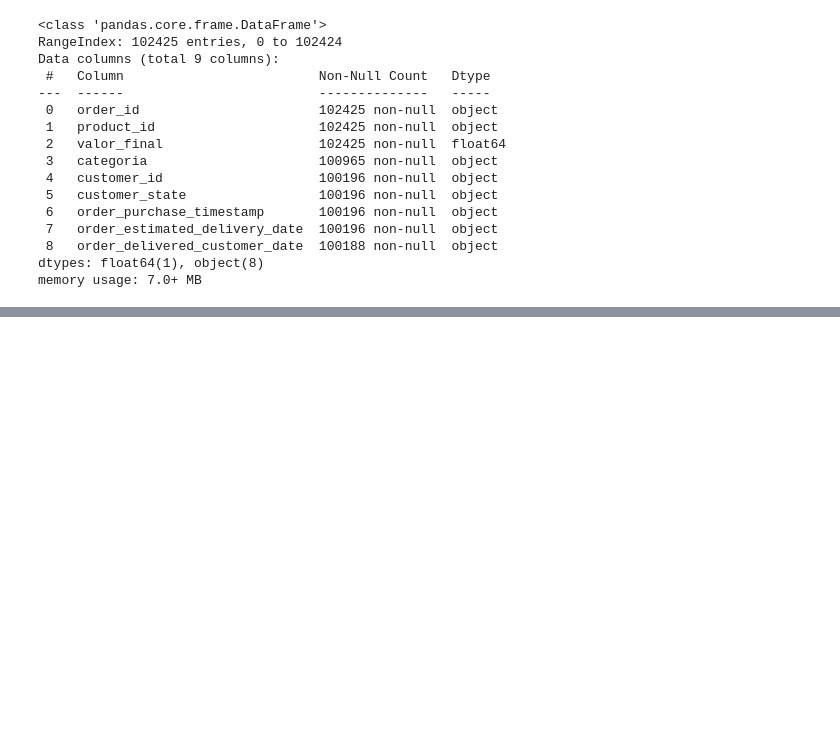
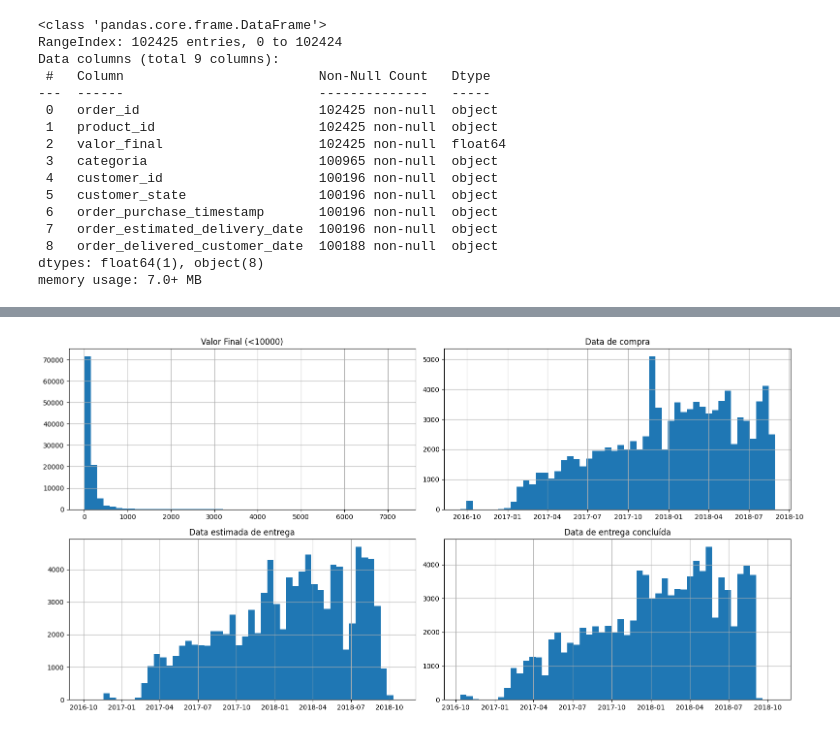
Before and after one commit to LucasMesquitaAlc/analise-ecommerce-Olist, a Jupyter notebook: notebooks/exploracao.ipynb, the cells around one changed output, grey strips where cells are left out. Saved outputs shown, nothing was run; the diff lists cells and outputs as text; code cells hidden in the pictures; blank space fills up the shorter version.

Commit message:
Analise da distribuições

```diff
--- a/notebooks/exploracao.ipynb
+++ b/notebooks/exploracao.ipynb
@@ -45,6 +45,8 @@ memory usage: 7.0+ MB
 df['order_purchase_timestamp'] = pd.to_datetime(df['order_purchase_timestamp'])
 df['order_estimated_delivery_date'] = pd.to_datetime(df['order_estimated_delivery_date'])
 df['order_delivered_customer_date'] = pd.to_datetime(df['order_delivered_customer_date'])
+df['categoria'] = df['categoria'].astype('category')
+df['customer_state'] = df['customer_state'].astype('category')
 df.info()
 df.head()
 # %% [output]
@@ -72,0 +87,23 @@ memory usage: 7.0+ MB
+# %%
+import matplotlib.pyplot as plt
+#Distribuições das colunas numéricas
+
+fig, axs = plt.subplots(2, 2, figsize=(16,8))
+
+df[df['valor_final'] < 10000]['valor_final'].hist(bins=50, ax=axs[0,0])
+#Escolhe-se valores abaixo de 10000, pois há um único outlier válido distorcendo as distribuições
+axs[0,0].set_title('Valor Final (<10000)')
+
+df['order_purchase_timestamp'].hist(bins=50, ax=axs[0,1])
+axs[0,1].set_title('Data de compra')
+
+df['order_estimated_delivery_date'].hist(bins=50, ax=axs[1,0])
+axs[1,0].set_title('Data estimada de entrega')
+
+df['order_delivered_customer_date'].hist(bins=50, ax=axs[1,1])
+axs[1,1].set_title('Data de entrega concluída')
+
+plt.tight_layout()
+plt.show()
+# %% [output]
+[figure, added]
```
Also changed, not shown: parts of 7 cells of this notebook.
